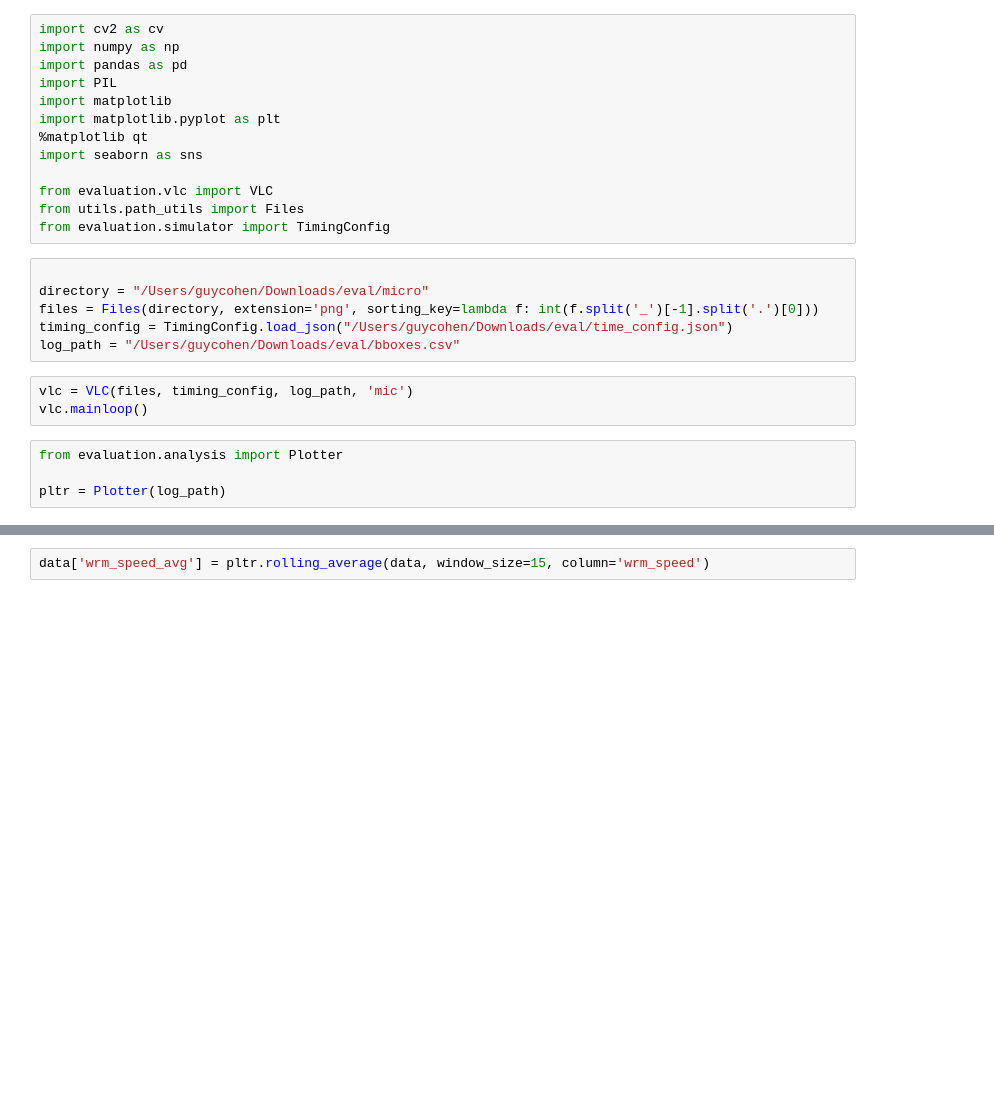
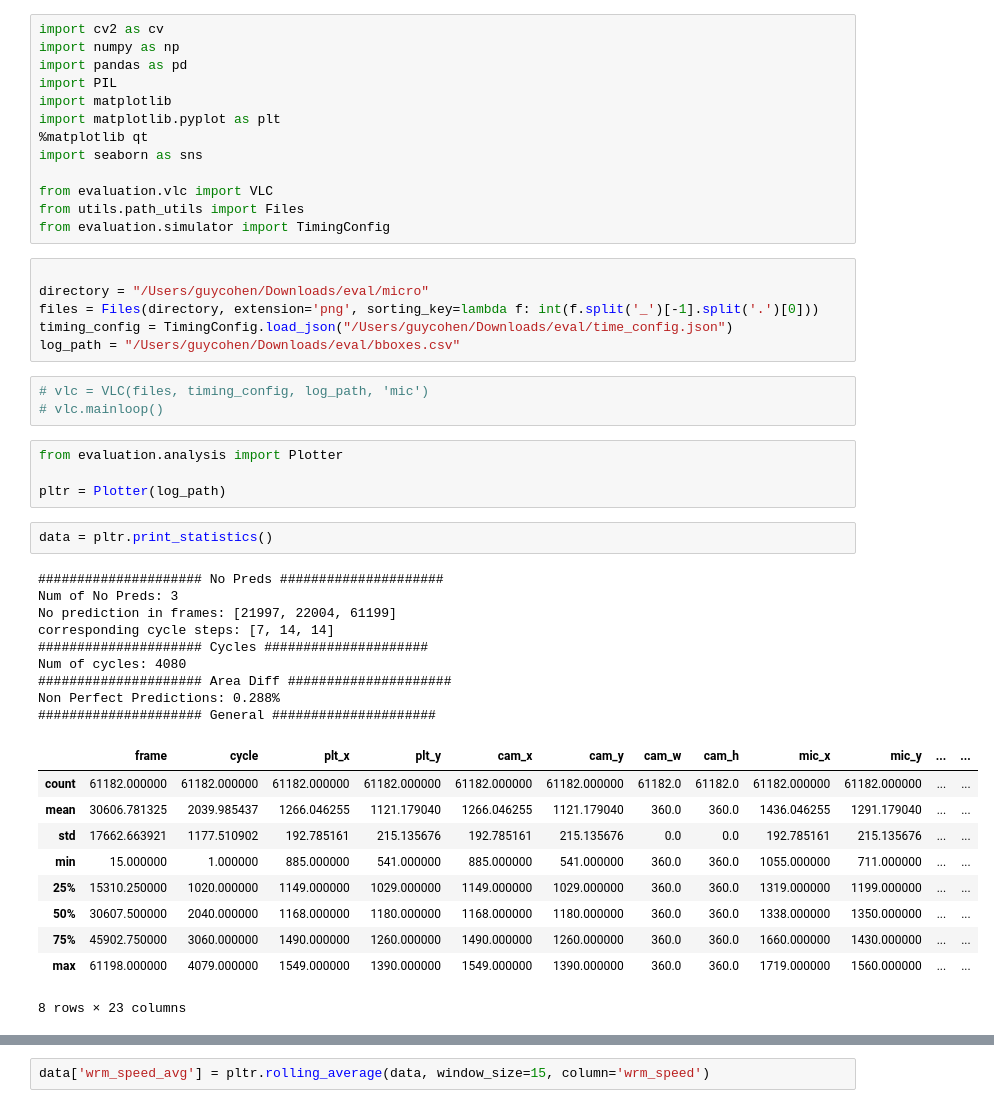
Before and after one commit to giladfrid009/WTracker, a Jupyter notebook: main2.ipynb, the cells around one changed output, grey strips where cells are left out. Cells and saved outputs as stored; diff of their text form; blank space fills up the shorter version.

```diff
--- a/main2.ipynb
+++ b/main2.ipynb
@@ -18,9 +18,31 @@ files = Files(directory, extension='png', sorting_key=lambda f: int(f.split('_')
 timing_config = TimingConfig.load_json("/Users/guycohen/Downloads/eval/time_config.json")
 log_path = "/Users/guycohen/Downloads/eval/bboxes.csv"
 # %%
-vlc = VLC(files, timing_config, log_path, 'mic')
-vlc.mainloop()
+# vlc = VLC(files, timing_config, log_path, 'mic')
+# vlc.mainloop()
 # %%
 from evaluation.analysis import Plotter
 
 pltr = Plotter(log_path)
+# %%
+data = pltr.print_statistics()
+# %% [output]
+##################### No Preds #####################
+Num of No Preds: 3
+No prediction in frames: [21997, 22004, 61199]
+corresponding cycle steps: [7, 14, 14]
+##################### Cycles #####################
+Num of cycles: 4080
+##################### Area Diff #####################
+Non Perfect Predictions: 0.288%
+##################### General #####################
+|  | frame | cycle | plt_x | plt_y | cam_x | cam_y | cam_w | cam_h | mic_x | mic_y | ... | ... |
+| count | 61182.000000 | 61182.000000 | 61182.000000 | 61182.000000 | 61182.000000 | 61182.000000 | 61182.0 | 61182.0 | 61182.000000 | 61182.000000 | ... | ... |
+| mean | 30606.781325 | 2039.985437 | 1266.046255 | 1121.179040 | 1266.046255 | 1121.179040 | 360.0 | 360.0 | 1436.046255 | 1291.179040 | ... | ... |
+| std | 17662.663921 | 1177.510902 | 192.785161 | 215.135676 | 192.785161 | 215.135676 | 0.0 | 0.0 | 192.785161 | 215.135676 | ... | ... |
+| min | 15.000000 | 1.000000 | 885.000000 | 541.000000 | 885.000000 | 541.000000 | 360.0 | 360.0 | 1055.000000 | 711.000000 | ... | ... |
+| 25% | 15310.250000 | 1020.000000 | 1149.000000 | 1029.000000 | 1149.000000 | 1029.000000 | 360.0 | 360.0 | 1319.000000 | 1199.000000 | ... | ... |
+| 50% | 30607.500000 | 2040.000000 | 1168.000000 | 1180.000000 | 1168.000000 | 1180.000000 | 360.0 | 360.0 | 1338.000000 | 1350.000000 | ... | ... |
+| 75% | 45902.750000 | 3060.000000 | 1490.000000 | 1260.000000 | 1490.000000 | 1260.000000 | 360.0 | 360.0 | 1660.000000 | 1430.000000 | ... | ... |
+| max | 61198.000000 | 4079.000000 | 1549.000000 | 1390.000000 | 1549.000000 | 1390.000000 | 360.0 | 360.0 | 1719.000000 | 1560.000000 | ... | ... |
+8 rows × 23 columns
```
Also changed, not shown: parts of 22 cells of this notebook, 6 other files.
